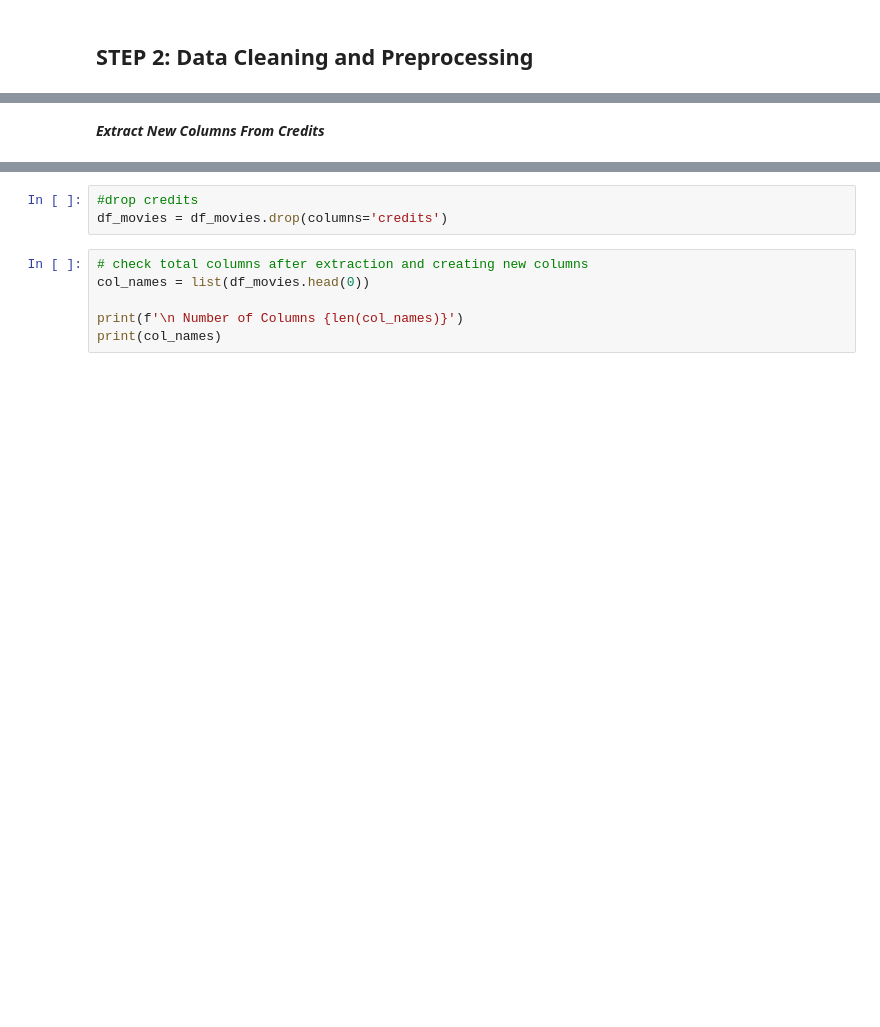
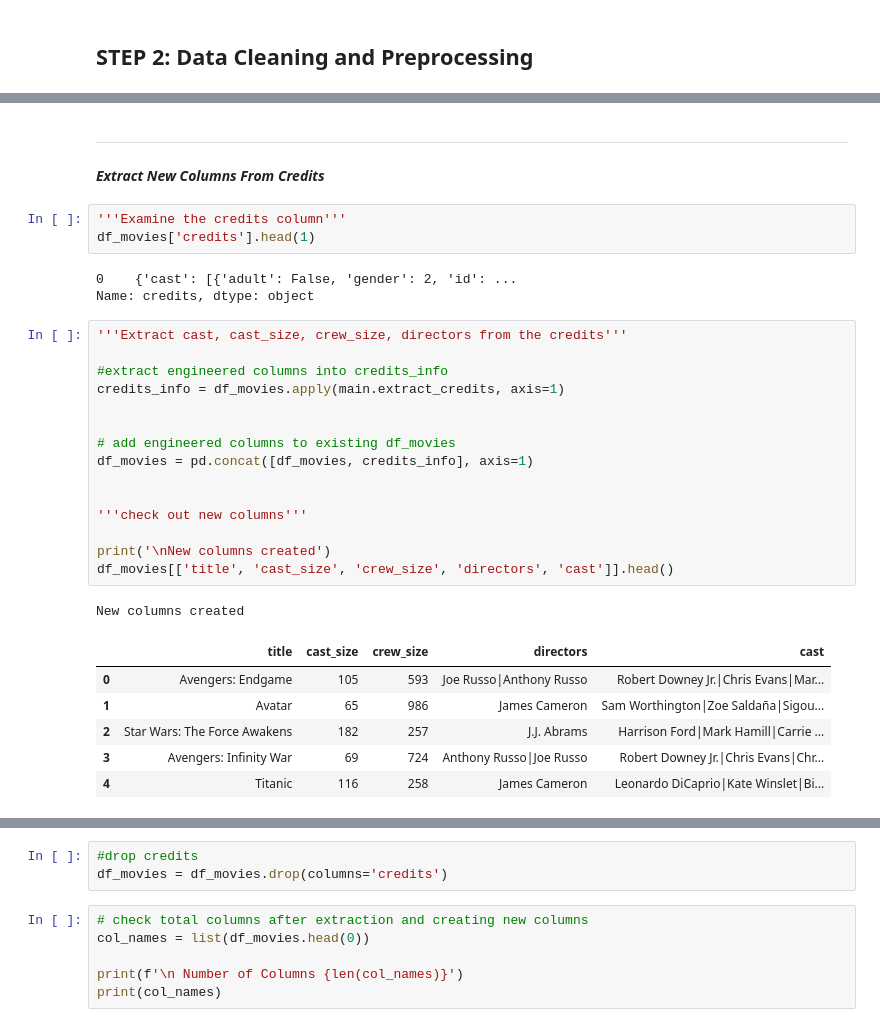
Before and after one commit to Em-White25/Amalitech-Projects, a Jupyter notebook: week2/week2-movie-project-dev/notebooks/updated-project.ipynb, the cells around one changed output, grey strips where cells are left out. Cells and saved outputs as stored; diff of their text form; blank space fills up the shorter version.

```diff
--- a/week2/week2-movie-project-dev/notebooks/updated-project.ipynb
+++ b/week2/week2-movie-project-dev/notebooks/updated-project.ipynb
@@ -375,5 +259,36 @@ df_movies = df_movies.drop(columns='belongs_to_collection')
+# %% [markdown]
+ <hr>
 # %% [markdown]
 ***Extract New Columns From Credits***
+# %%
+'''Examine the credits column'''
+df_movies['credits'].head(1)
+# %% [output]
+0    {'cast': [{'adult': False, 'gender': 2, 'id': ...
+Name: credits, dtype: object
+# %%
+'''Extract cast, cast_size, crew_size, directors from the credits'''
+
+#extract engineered columns into credits_info
+credits_info = df_movies.apply(main.extract_credits, axis=1)
+
+
+# add engineered columns to existing df_movies
+df_movies = pd.concat([df_movies, credits_info], axis=1)
+
+
+'''check out new columns'''
+
+print('\nNew columns created')
+df_movies[['title', 'cast_size', 'crew_size', 'directors', 'cast']].head()
+# %% [output]
+New columns created
+|  | title | cast_size | crew_size | directors | cast |
+| 0 | Avengers: Endgame | 105 | 593 | Joe Russo|Anthony Russo | Robert Downey Jr.|Chris Evans|Mar... |
+| 1 | Avatar | 65 | 986 | James Cameron | Sam Worthington|Zoe Saldaña|Sigou... |
+| 2 | Star Wars: The Force Awakens | 182 | 257 | J.J. Abrams | Harrison Ford|Mark Hamill|Carrie ... |
+| 3 | Avengers: Infinity War | 69 | 724 | Anthony Russo|Joe Russo | Robert Downey Jr.|Chris Evans|Chr... |
+| 4 | Titanic | 116 | 258 | James Cameron | Leonardo DiCaprio|Kate Winslet|Bi... |
 # %%
 # Extract credits information
 def extract_credits(row):
```
Also changed, not shown: parts of 100 cells of this notebook.
